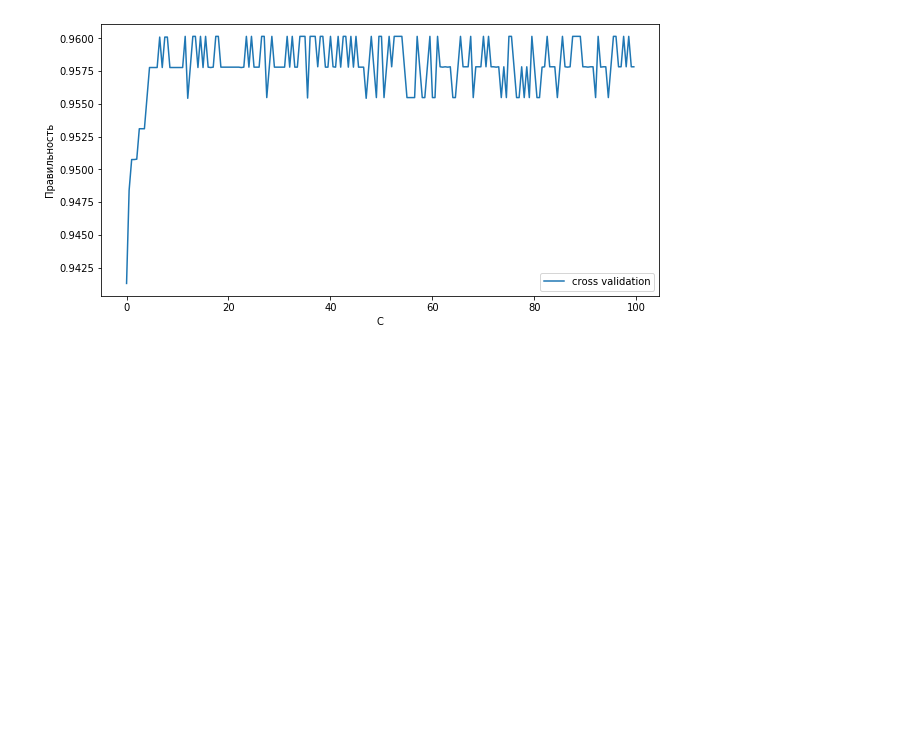
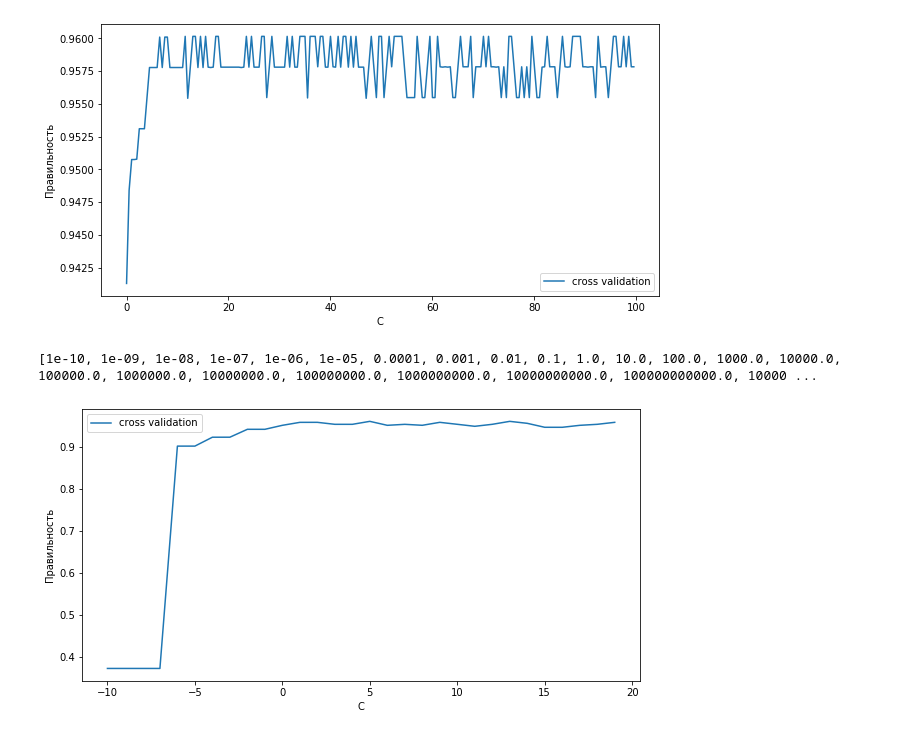
Before and after one commit to KarrieH/Breast_Can-er_training_ScikitLearn, a Jupyter notebook: log_reg_CancerData.ipynb, the cells around one changed output. Saved outputs shown, nothing was run; the diff lists cells and outputs as text; code cells hidden in the pictures; blank space fills up the shorter version.

```diff
--- a/log_reg_CancerData.ipynb
+++ b/log_reg_CancerData.ipynb
@@ -32,4 +33,29 @@ plt.plot()
 rcParams['figure.figsize'] = 20, 15
 # %% [output]
 [figure]
+# %%
+# Рассмотрим участок до 20
+n = np.arange(-10,20,1, dtype=float)
+param = []
+for i in n:
+    param.append(10**i)
+scores = []
+for c in param:
+    log_reg = LogisticRegression(C = c)
+    scor = cross_val_score(log_reg, X_trainval, y_trainval, cv = 5)
+    scores.append(np.mean(scor))
+
+plt.plot(np.log10(param), scores,label = 'cross validation')
+plt.ylabel("Правильность")
+plt.xlabel("C")
+plt.legend()
+plt.plot()
+rcParams['figure.figsize'] = 10, 5
+
+print(param)
+
+# видим, что график колеблется и достигает высоких значениях в местах около точек 5,7 и 13
+# %% [output]
+[1e-10, 1e-09, 1e-08, 1e-07, 1e-06, 1e-05, 0.0001, 0.001, 0.01, 0.1, 1.0, 10.0, 100.0, 1000.0, 10000.0, 100000.0, 1000000.0, 10000000.0, 100000000.0, 1000000000.0, 10000000000.0, 100000000000.0, 10000 ...
+[figure, added]
 # %%
```
Also changed, not shown: parts of 46 cells of this notebook.
